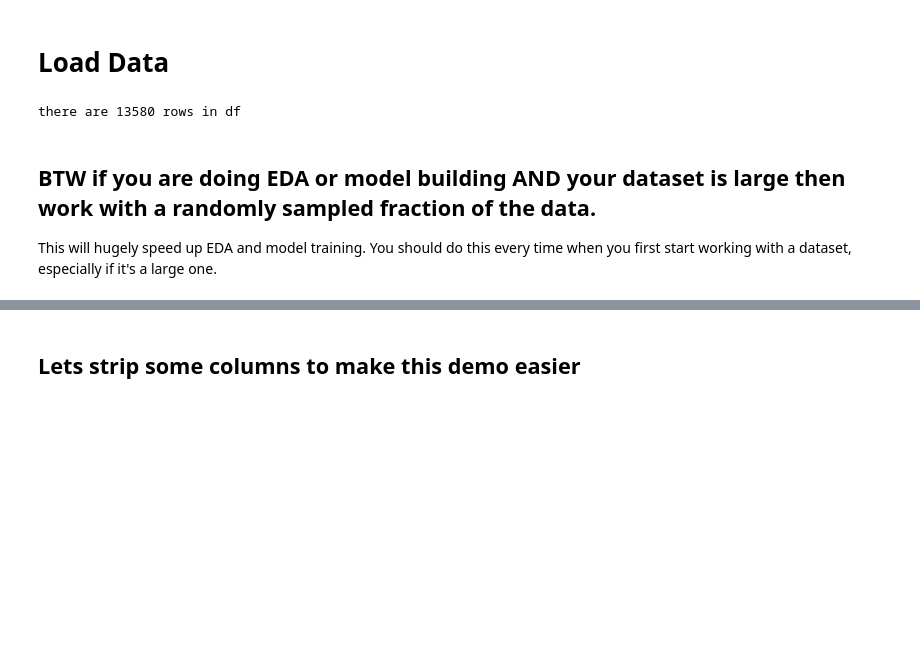
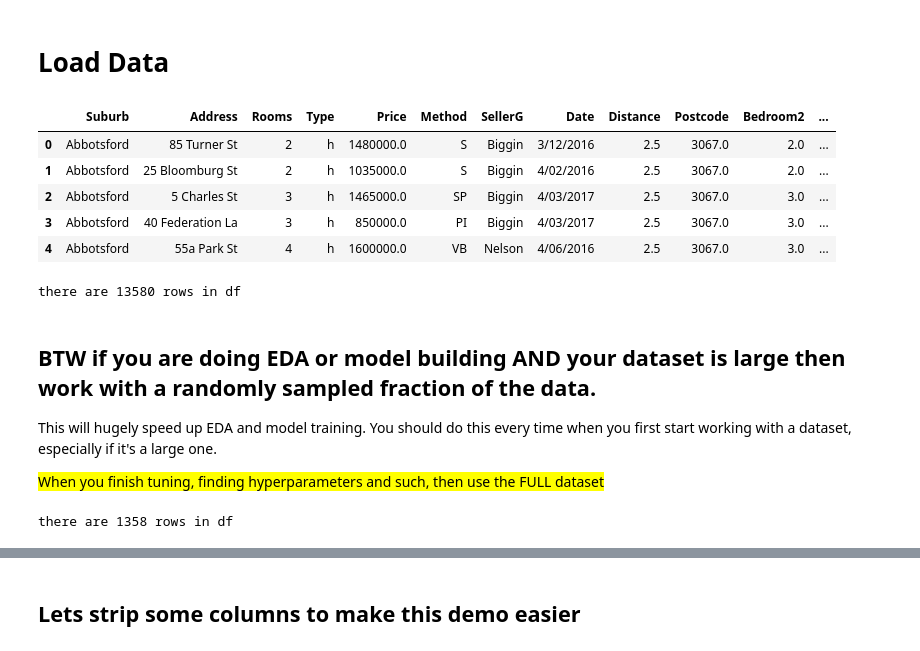
Before and after one commit to CNUClasses/DATA301_CODE, a Jupyter notebook: week_9/91_randomforest_INCLASS.ipynb, the cells around one changed output, grey strips where cells are left out. Cells and saved outputs as stored; diff of their text form; code cells hidden in the pictures; blank space fills up the shorter version.

```diff
--- a/week_9/91_randomforest_INCLASS.ipynb
+++ b/week_9/91_randomforest_INCLASS.ipynb
@@ -44,11 +53,31 @@ if 'autoreload' not in ipython.extension_manager.loaded:
 # Load Data
 # %%
 df = pd.read_csv("../datasets/melb_data.csv")
-# df.head()
+df.head()
 print(f'there are {len(df)} rows in df')
 # %% [output]
+|  | Suburb | Address | Rooms | Type | Price | Method | SellerG | Date | Distance | Postcode | Bedroom2 | ... |
+| 0 | Abbotsford | 85 Turner St | 2 | h | 1480000.0 | S | Biggin | 3/12/2016 | 2.5 | 3067.0 | 2.0 | ... |
+| 1 | Abbotsford | 25 Bloomburg St | 2 | h | 1035000.0 | S | Biggin | 4/02/2016 | 2.5 | 3067.0 | 2.0 | ... |
+| 2 | Abbotsford | 5 Charles St | 3 | h | 1465000.0 | SP | Biggin | 4/03/2017 | 2.5 | 3067.0 | 3.0 | ... |
+| 3 | Abbotsford | 40 Federation La | 3 | h | 850000.0 | PI | Biggin | 4/03/2017 | 2.5 | 3067.0 | 3.0 | ... |
+| 4 | Abbotsford | 55a Park St | 4 | h | 1600000.0 | VB | Nelson | 4/06/2016 | 2.5 | 3067.0 | 3.0 | ... |
 there are 13580 rows in df
 # %% [markdown]
 ## BTW if you are doing EDA or model building AND your dataset is large then work with a randomly sampled fraction of the data.
 
 This will hugely speed up EDA and model training.  You should do this every time when you first start working with a dataset, especially if it's a large one.
+
+<mark>When you finish tuning, finding hyperparameters and such, then use the FULL dataset
+# %%
+#sample, then clean up index
+
+#get a fraction (10%) of the data to work on
+# df=df.sample( frac=.1, replace=False, weights=None, random_state=42).reset_index(drop=True)
+#get 10 rows to work on (used to demonstrate MAE below)
+# df=df.sample( n=10, replace=False, weights=None, random_state=42).reset_index(drop=True)
+print(f'there are {len(df)} rows in df')
+
+# df=df.iloc[:10,:]
+# %% [output]
+there are 1358 rows in df
```
Also changed, not shown: parts of 34 cells of this notebook, 1 other file.
